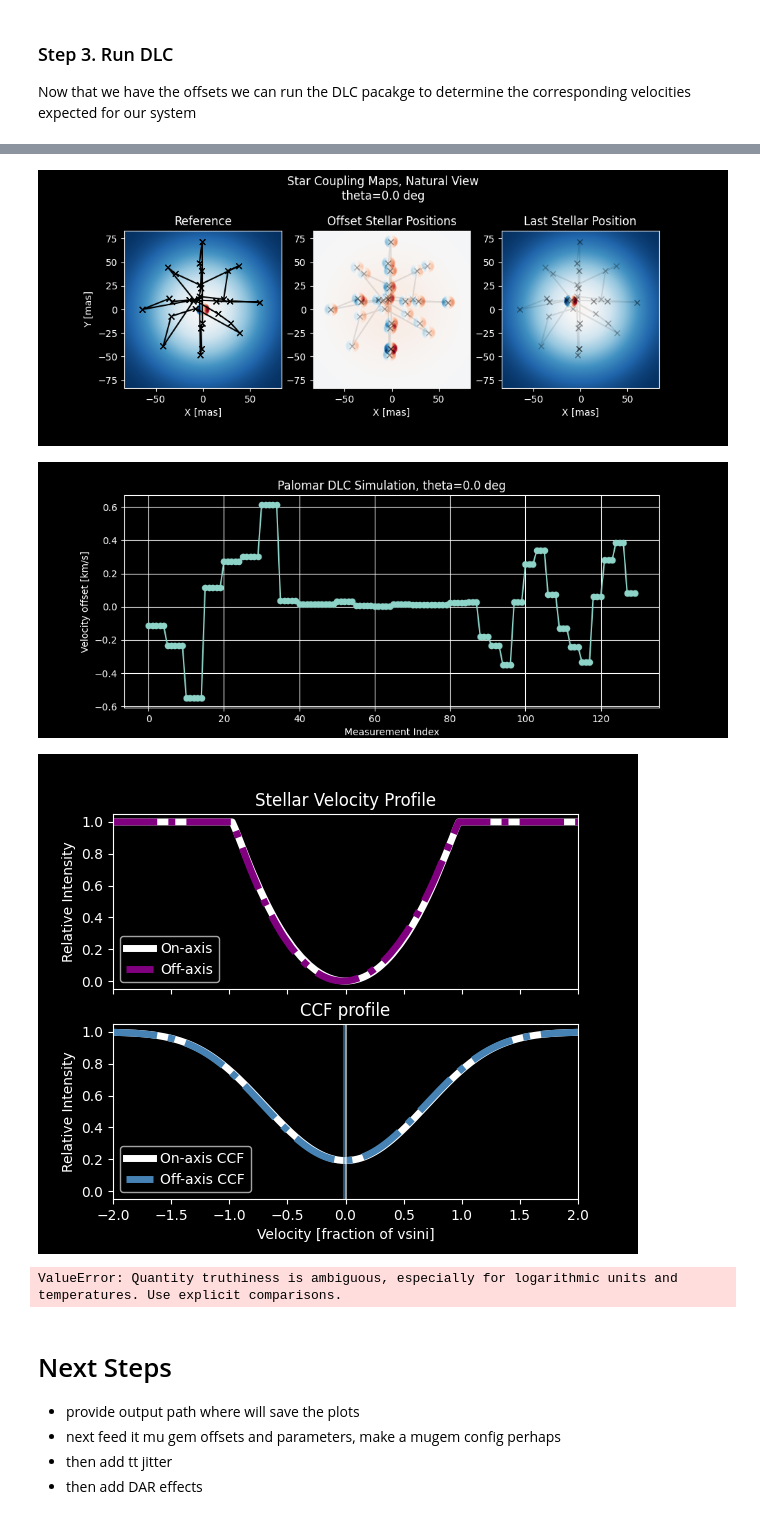
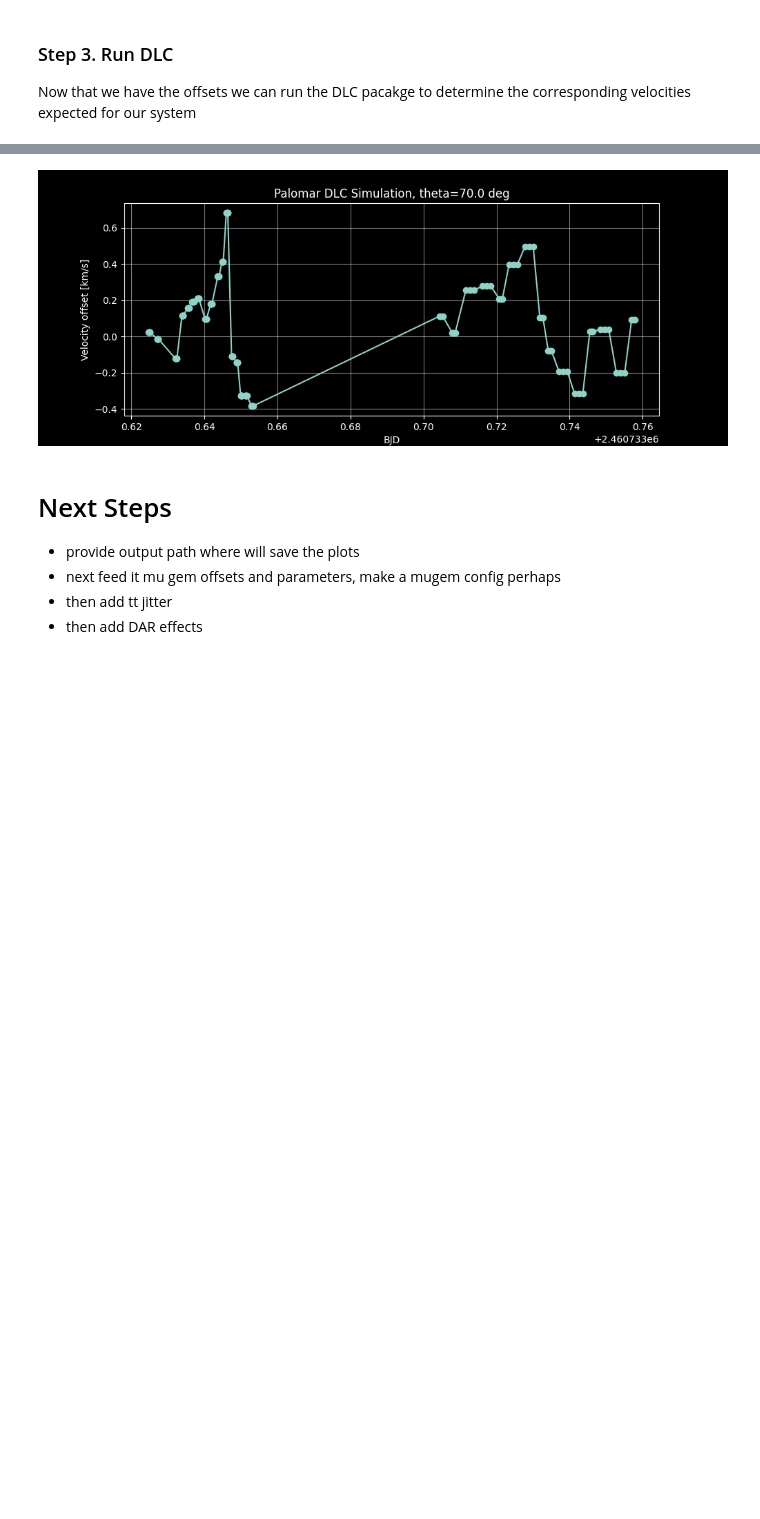
Before and after one commit to ashbake/dlc_package, a Jupyter notebook: examples/run_DLC_sim.ipynb, the cells around one changed output, grey strips where cells are left out. Cells and saved outputs as stored; diff of their text form; code cells hidden in the pictures; blank space fills up the shorter version.

```diff
--- a/examples/run_DLC_sim.ipynb
+++ b/examples/run_DLC_sim.ipynb
@@ -30,7 +30,7 @@ Use the observation log package (cObsLog) to load the observing logs and select
 ############ PARAMS
 target = 'MuGem'
 date = '20250227'
-data_path = f'./_data/{target}/'
+data_path = f'../../_data/{target}/'
 observation_log_file = str(Path(file_path, "_data/PARVIRVBiasObservationSummary.xlsx"))
 ##############
 
@@ -49,6 +67,8 @@ guide_platescale = 36.7 # mas/pix, from guide camera analysis, should add to obs
 ifinite = np.where((obslog.obs_data_subset.xpos_meas > 0) & (obslog.obs_data_subset.ypos_meas > 0))[0] # check that all offsets are in the same quadrant, if not need to flip signs
 xoffsets = guide_platescale * (obslog.obs_data_subset.xpos_meas[ifinite]) # found centers from plot, should really store this though
 yoffsets = guide_platescale * (obslog.obs_data_subset.ypos_meas[ifinite])
+
+mjds = obslog.obs_data_subset.weighted_times_bjd.values[ifinite]
 
 icentered = np.where((obslog.obs_data_subset.xpos[ifinite] ==0) & (obslog.obs_data_subset.ypos[ifinite]==0))[0]
 xcent = np.mean(obslog.obs_data_subset.xpos_meas[icentered])
@@ -59,4 +79,4 @@ xoffsets -= guide_platescale * xcent # mas/pix
 yoffsets -= guide_platescale * ycent # mas/pix
 
 # make these unique..
-_, iunique = np.unique(xoffsets,return_index=True)
+_, iunique = np.sort(np.unique(xoffsets,return_index=True)).astype(int) # unique offsets to run, should be 4 for the 4 quadrants, but check that they are all in the same quadrant first
@@ -68,10 +93,10 @@ Now that we have the offsets we can run the DLC pacakge to determine the corresp
 dlcc = dlc_class(diagnostics_on=False,
                  config=dict(xoffsets = xoffsets.values,
                              yoffsets = yoffsets.values,
-                             theta=0,
-                             vsini=8.4,
+                             theta=70 * u.deg,
+                             vsini=8.4 * u.km/u.s,
                              R=70000,
-                             diameter=15.0,
+                             diameter=15.0 * u.mas,
                              telescope='Palomar'))
 
 dlcc.run()
@@ -84,17 +123,15 @@ res vel 4282.7 m / s spec kernel wid 183676.4 m pix / km
 Lots of plots to make and save...
 # %%
 #dlcc.printSettings()
-save_path = '/Users/ashleybaker/Downloads/'
-file_name = f'{target}_{date}_DLC_simulation_theta{dlcc.theta}_vsini{dlcc.vsini}_R{dlcc.R}'
+save_path = './'
+file_name = f'{target}_{date}_DLC_simulation_theta{dlcc.theta.value}_vsini{dlcc.vsini.value}_R{dlcc.R}'
 
-dlcc.plot_star_fiber(save_path = save_path + file_name + '_star_fiber.png')
-dlcc.plot_rvs(save_path = save_path + file_name + '_rvs.png')
-dlcc.plot_lsf_ccf(save_path = save_path + file_name + '_lsf_ccf.png')
+#dlcc.plot_star_fiber(save_path = save_path + file_name + '_star_fiber.png')
+dlcc.plot_rvs(mjds, xlabel= 'BJD', save_path = save_path + file_name + '_rvs.png')
+
+#dlcc.plot_lsf_ccf(save_path = save_path + file_name + '_lsf_ccf.png')
 # %% [output]
-[figure, old version]
+[figure, new version]
-[figure, removed]
-[figure, removed]
-ValueError: Quantity truthiness is ambiguous, especially for logarithmic units and temperatures. Use explicit comparisons.
 # %% [markdown]
 # Next Steps
 - provide output path where will save the plots
```
Also changed, not shown: parts of 5 cells of this notebook, 4 other files.
